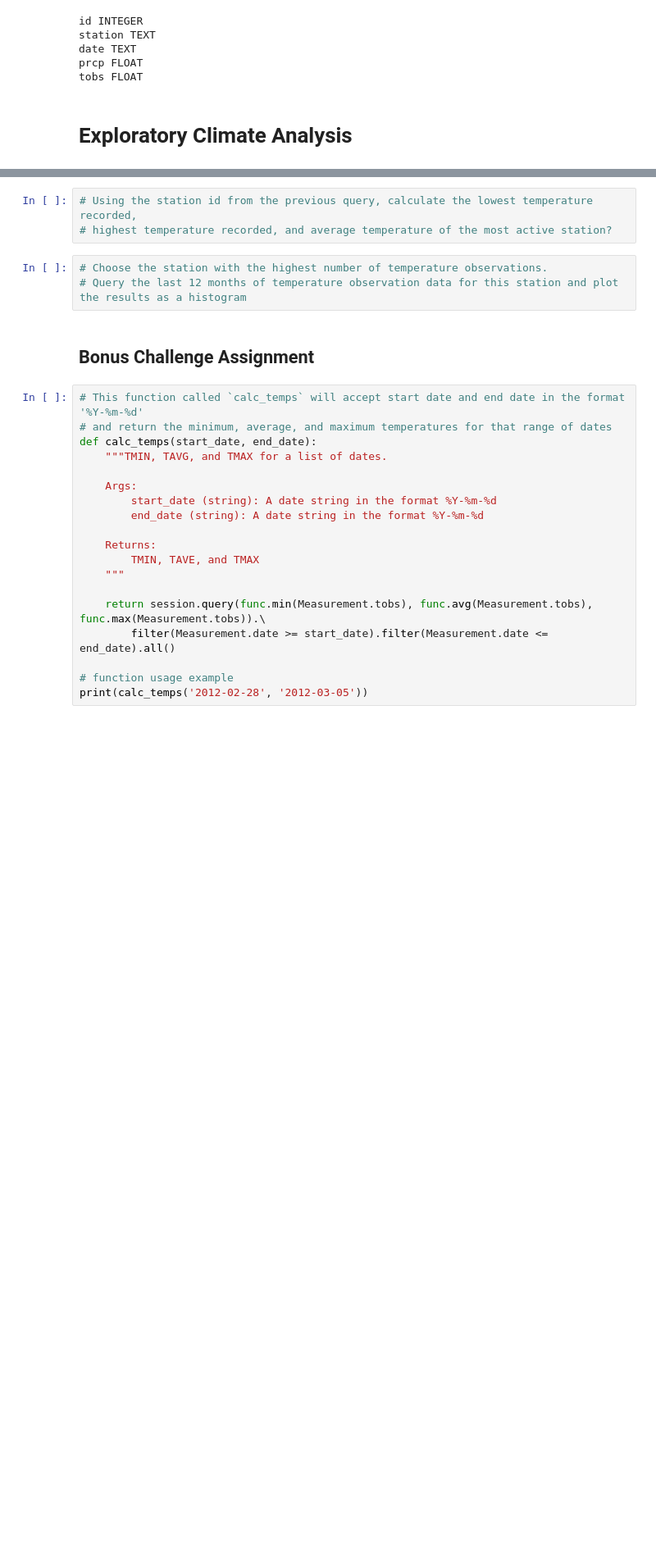
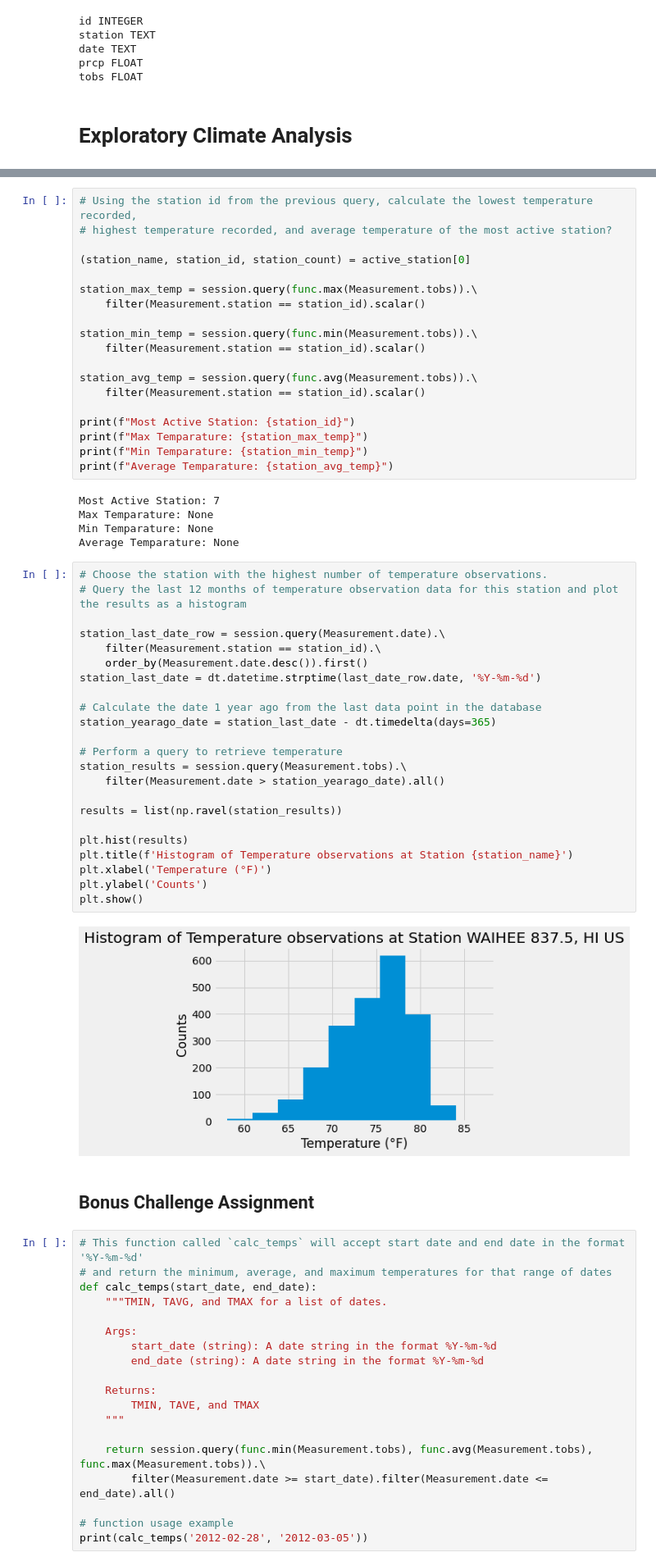
Before and after one commit to deepavadakan/sqlalchemy-challenge, a Jupyter notebook: climate.ipynb, the cells around one changed output, grey strips where cells are left out. Shown: that part at 82% size. Cells and saved outputs as stored; diff of their text form; blank space fills up the shorter version.

```diff
--- a/climate.ipynb
+++ b/climate.ipynb
@@ -105,9 +163,52 @@ plt.show()
-# %%
-# Using the station id from the previous query, calculate the lowest temperature recorded,
-# highest temperature recorded, and average temperature of the most active station?
-# %%
-# Choose the station with the highest number of temperature observations.
-# Query the last 12 months of temperature observation data for this station and plot the results as a histogram
+# %%
+# Using the station id from the previous query, calculate the lowest temperature recorded,
+# highest temperature recorded, and average temperature of the most active station?
+
+(station_name, station_id, station_count) = active_station[0]
+
+station_max_temp = session.query(func.max(Measurement.tobs)).\
+    filter(Measurement.station == station_id).scalar()
+
+station_min_temp = session.query(func.min(Measurement.tobs)).\
+    filter(Measurement.station == station_id).scalar()
+
+station_avg_temp = session.query(func.avg(Measurement.tobs)).\
+    filter(Measurement.station == station_id).scalar()
+
+print(f"Most Active Station: {station_id}")
+print(f"Max Temparature: {station_max_temp}")
+print(f"Min Temparature: {station_min_temp}")
+print(f"Average Temparature: {station_avg_temp}")
+# %% [output]
+Most Active Station: 7
+Max Temparature: None
+Min Temparature: None
+Average Temparature: None
+# %%
+# Choose the station with the highest number of temperature observations.
+# Query the last 12 months of temperature observation data for this station and plot the results as a histogram
+
+station_last_date_row = session.query(Measurement.date).\
+    filter(Measurement.station == station_id).\
+    order_by(Measurement.date.desc()).first()
+station_last_date = dt.datetime.strptime(last_date_row.date, '%Y-%m-%d')
+
+# Calculate the date 1 year ago from the last data point in the database
+station_yearago_date = station_last_date - dt.timedelta(days=365)
+
+# Perform a query to retrieve temperature
+station_results = session.query(Measurement.tobs).\
+    filter(Measurement.date > station_yearago_date).all()
+
+results = list(np.ravel(station_results))
+
+plt.hist(results)
+plt.title(f'Histogram of Temperature observations at Station {station_name}')
+plt.xlabel('Temperature (°F)')
+plt.ylabel('Counts')
+plt.show()
+# %% [output]
+[figure, added]
 # %% [markdown]
 ## Bonus Challenge Assignment
 # %%
```
Also changed, not shown: parts of 5 cells of this notebook.
